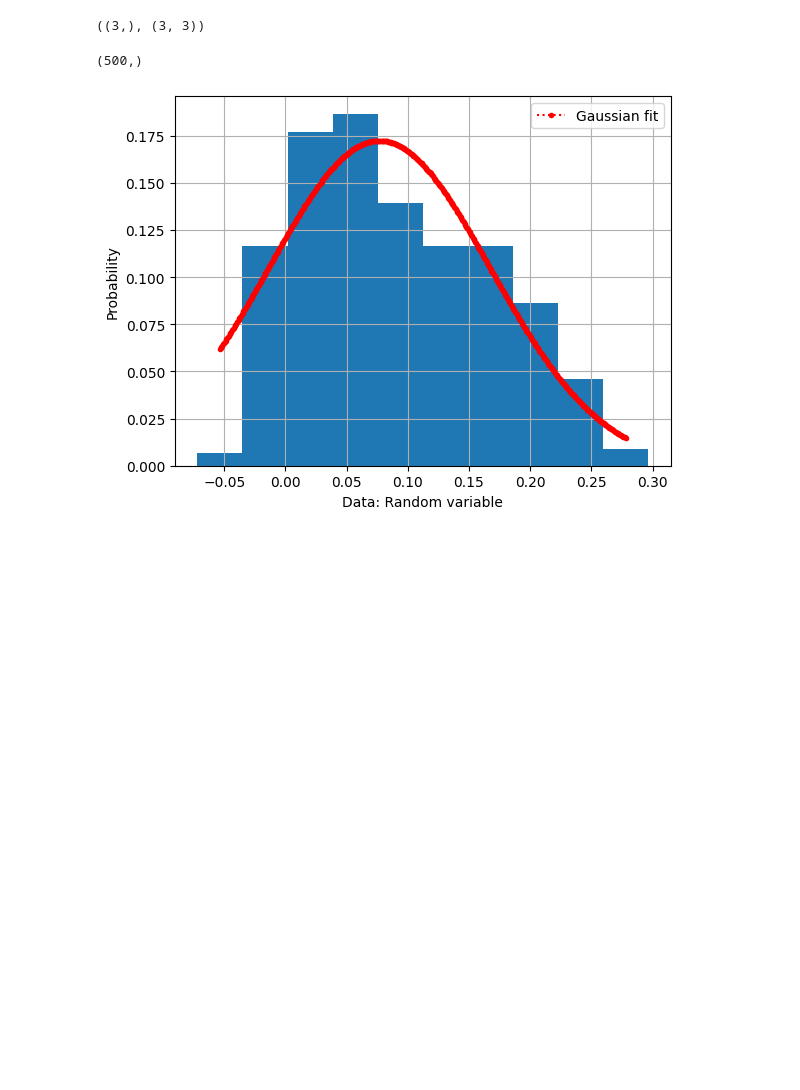
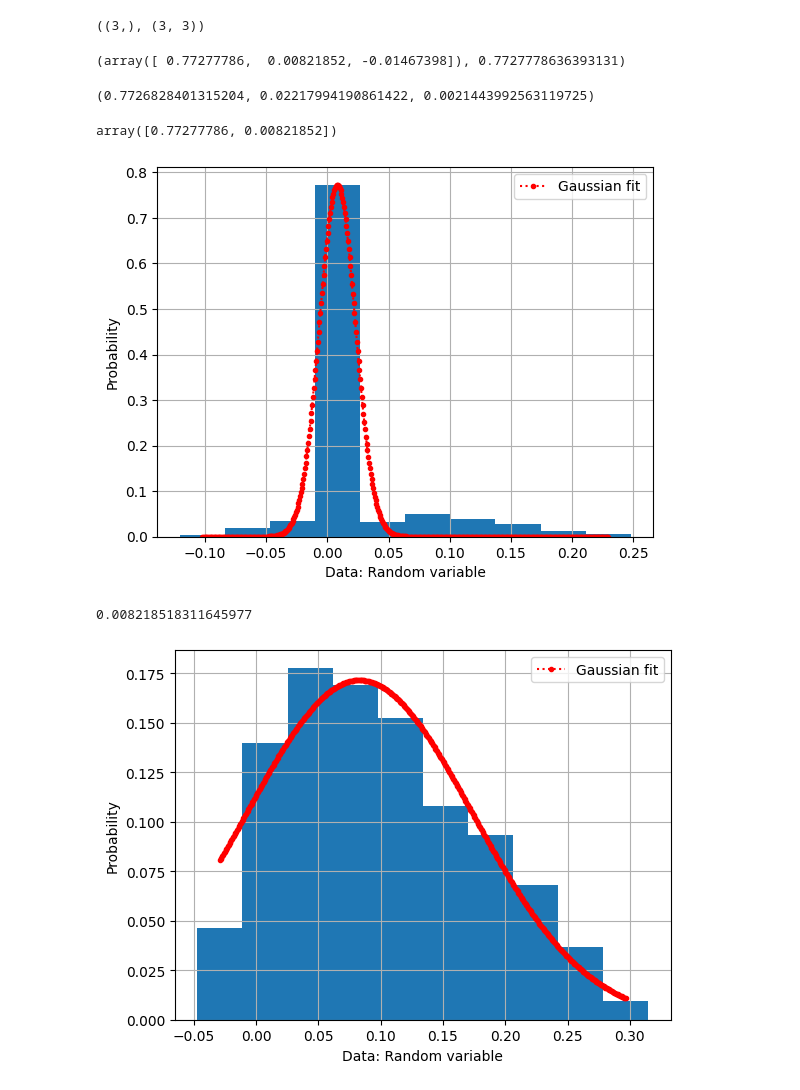
Before and after one commit to wenquchen/hytools, a Jupyter notebook: guassian_pdf.ipynb, the cells around one changed output. Cells and saved outputs as stored; diff of their text form; code cells hidden in the pictures; blank space fills up the shorter version.

```diff
--- a/guassian_pdf.ipynb
+++ b/guassian_pdf.ipynb
@@ -9,7 +9,7 @@ from scipy import stats
 from scipy.optimize import curve_fit
 from scipy import asarray as ar,exp
 # %%
-x_data = gdal.Open('F:/wenqu/trait_map/site2a_clip/3_21.tif').ReadAsArray().flatten()
+x_data = gdal.Open('F:/wenqu/trait_map/site2a_clip/4_25.tif').ReadAsArray().flatten()
 # %%
 #plotting the histogram
 # compute the histogram of a dataset, it returnns two arrays
@@ -52,10 +52,39 @@ param_optimised,param_covariance_matrix = curve_fit(gaus,x_hist,y_hist,p0=[max(y
 param_optimised.shape,param_covariance_matrix.shape
 # %% [output]
 ((3,), (3, 3))
-# %%
-gaus(x_hist_2,*param_optimised).shape
-# %% [output]
-(500,)
+# %%
+param_optimised, param_optimised[0]
+# %% [output]
+(array([ 0.77277786,  0.00821852, -0.01467398]), 0.7727778636393131)
+# %%
+max(y_hist),mean,sigma
+# %% [output]
+(0.7726828401315204, 0.02217994190861422, 0.0021443992563119725)
+# %%
+param_optimised[:2]
+# %% [output]
+array([0.77277786, 0.00821852])
+# %%
+fig = plt.figure()
+x_hist_2=np.linspace(np.min(x_hist),np.max(x_hist),500)
+plt.plot(x_hist_2,gaus(x_hist_2,*param_optimised),'r.:',label='Gaussian fit')
+plt.legend()
+
+#Normalise the histogram values
+weights = np.ones_like(x_data) / len(x_data)
+plt.hist(x_data, weights=weights)
+
+#setting the label,title and grid of the plot
+plt.xlabel("Data: Random variable")
+plt.ylabel("Probability")
+plt.grid("on")
+plt.show()
+# %% [output]
+[figure, added]
+# %%
+param_optimised[1]
+# %% [output]
+0.008218518311645977
 # %%
 fig = plt.figure()
 x_hist_2=np.linspace(np.min(x_hist),np.max(x_hist),500)
@@ -72,4 +101,4 @@ plt.ylabel("Probability")
 plt.grid("on")
 plt.show()
 # %% [output]
-[figure, old version]
+[figure, new version]
```
Also changed, not shown: parts of 1 cell of this notebook.
